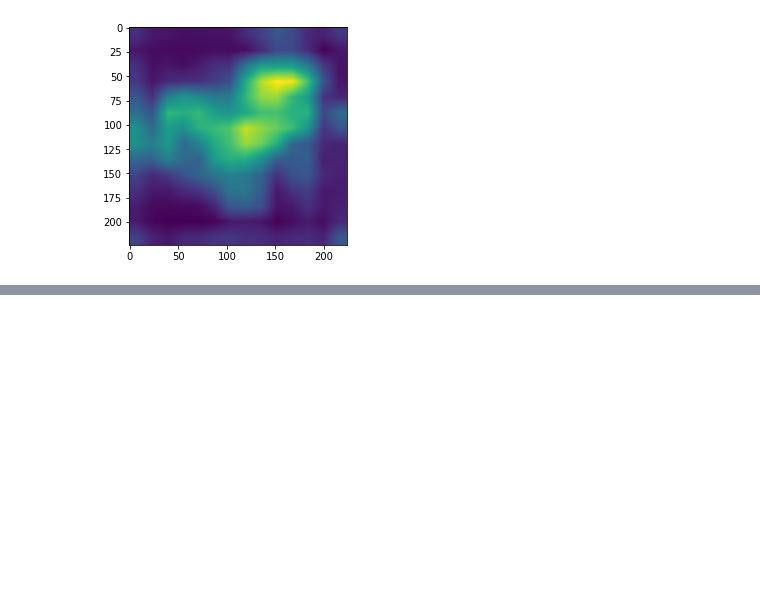
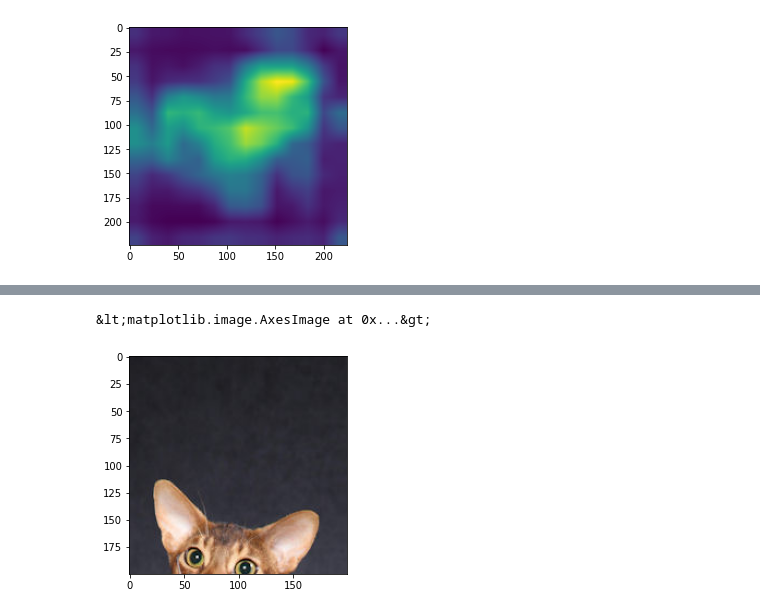
Before and after one commit to k-washi/auto-cat-crop, a Jupyter notebook: notebook/grad_cam.ipynb, the cells around one changed output, grey strips where cells are left out. Cells and saved outputs as stored; diff of their text form; code cells hidden in the pictures; blank space fills up the shorter version.

```diff
--- a/notebook/grad_cam.ipynb
+++ b/notebook/grad_cam.ipynb
@@ -125,0 +140,49 @@ plt.imshow(scorecam_map[0][0])
+# %%
+data_path = "./images/Abyssinian_3.jpg"
+img = Image.open(data_path)
+img = img.convert("RGB")
+
+height, width = 200, 200
+interpolation_mode = Image.BILINEAR
+
+def cropping_picture(img, height, width):
+    img_h, img_w = img.height, img.width
+    height = min(height, img_h)
+    width = min(width, img_w)
+
+    input_tensor = preprocess(img)
+    input_batch = input_tensor.unsqueeze(0)
+    scorecam_map, _ = vgg_gradcam(input_batch)
+    scorecam_scores = scorecam_map[0][0]
+    # uint8 にするために 255 を掛けた。
+    np_scorecam_map = scorecam_scores.numpy() * 255
+    im_scores = np.asarray(
+        Image.fromarray(np_scorecam_map.astype(np.uint8)).resize((img_w, img_h), interpolation_mode))
+
+    max_score = 0
+    maxh, maxw = 0, 0
+    ch, cw = 0, 0
+    # 最大スコアの部分を探索
+    for i in range(img_h - height + 1):  # 縦
+        for j in range(img_w - width + 1):  # 横
+            tmp_crop = im_scores[i : i + height, j : j + width]
+            crop_score = tmp_crop.sum()
+            if crop_score > max_score:
+                max_score = crop_score
+                maxh, maxw = i, j
+                ch = tmp_crop.max(axis=1).argmax()
+                cw = tmp_crop[ch].argmax()
+                ch += i
+                cw += j
+
+    ch = max(ch, height // 2)
+    cw = max(cw, width // 2)
+    ch = min(ch, img_h - height // 2)
+    cw = min(cw, img_w - width // 2)
+
+    return img.crop((cw - width // 2, ch - height // 2, cw + width // 2, ch + height // 2))
+
+plt.imshow(cropping_picture(img, height=height, width=width))
+# %% [output]
+&lt;matplotlib.image.AxesImage at 0x...&gt;
+[figure, added]
```
Also changed, not shown: parts of 17 cells of this notebook, 3 other files.
